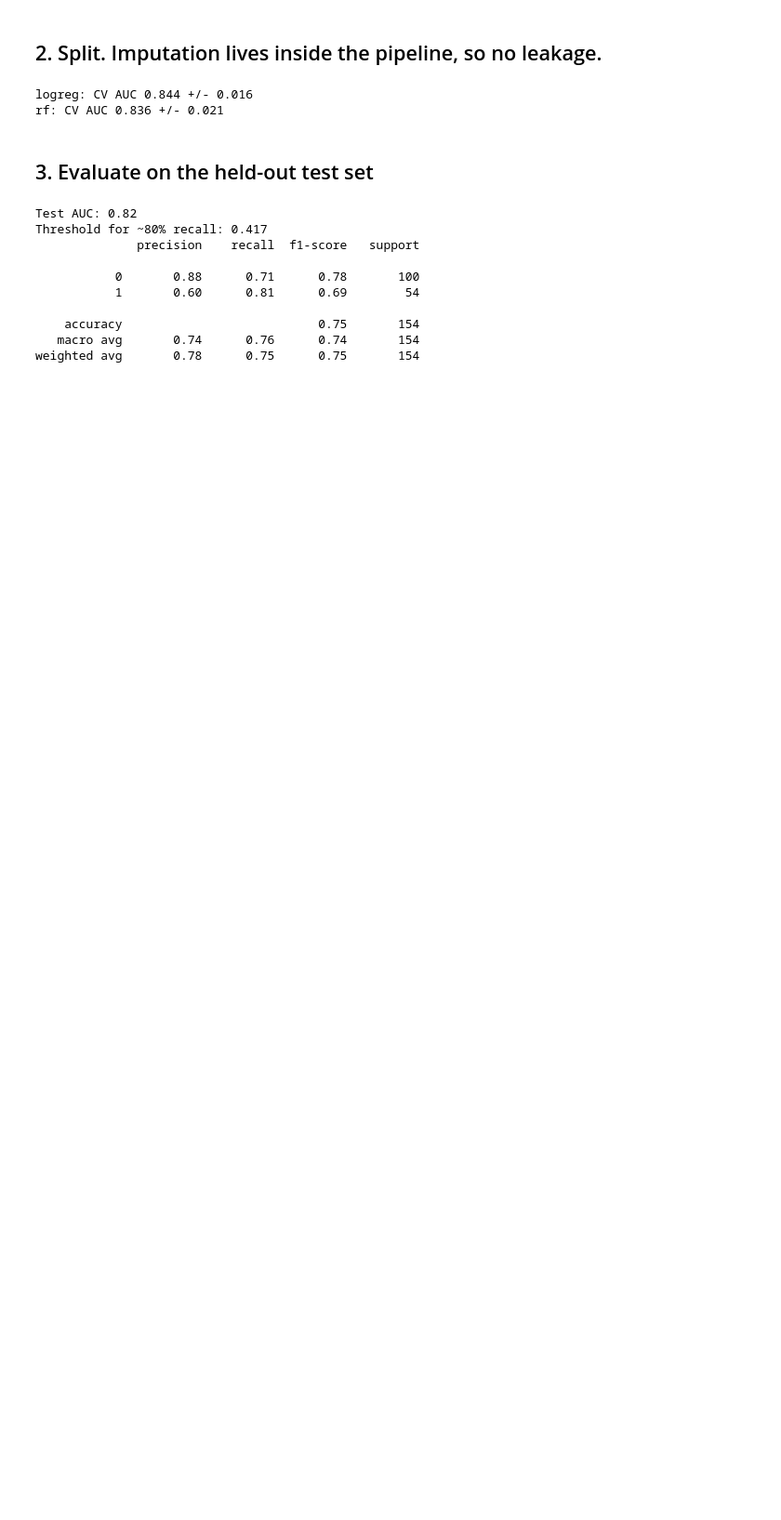
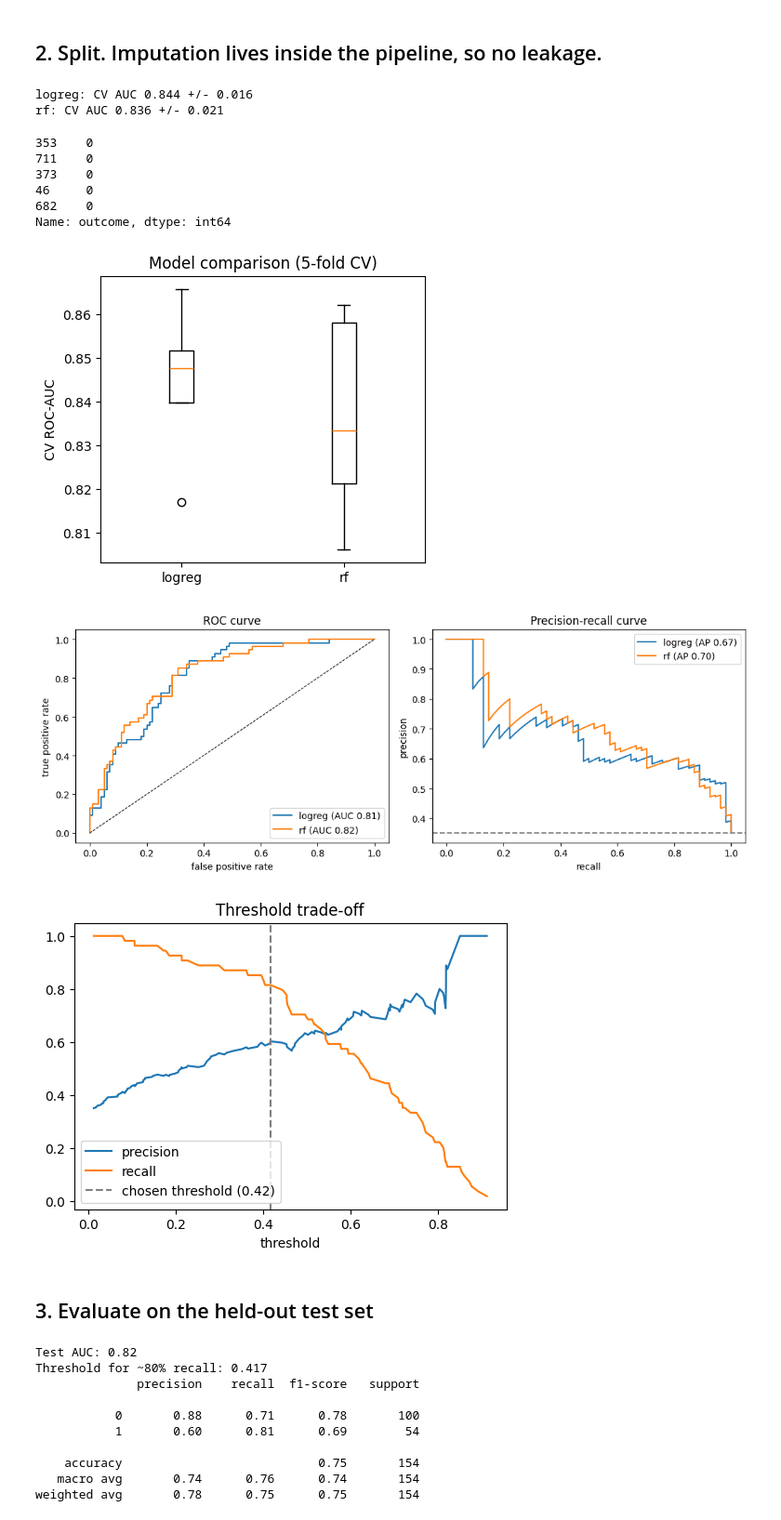
Before and after one commit to Abdu-Fareed004/Diabetes-Predictions-ML, a Jupyter notebook: diabetes-predictions.ipynb, the cells around one changed output. Shown at 93% size. Cells and saved outputs as stored; diff of their text form; code cells hidden in the pictures; blank space fills up the shorter version.

```diff
--- a/diabetes-predictions.ipynb
+++ b/diabetes-predictions.ipynb
@@ -77,3 +133,14 @@ for n,m in models.items():
 # %% [output]
 logreg: CV AUC 0.844 +/- 0.016
 rf: CV AUC 0.836 +/- 0.021
+# %%
+Xtr.head()   # training features
+Xte.head()   # test features
+ytr.head()   # training labels
+# %% [output]
+353    0
+711    0
+373    0
+46     0
+682    0
+Name: outcome, dtype: int64
@@ -80,3 +149,34 @@ rf: CV AUC 0.836 +/- 0.021
+# %%
+# CV comparison of the two models
+sc = {n: cross_val_score(m, Xtr, ytr, cv=cv, scoring='roc_auc') for n, m in models.items()}
+plt.figure(figsize=(4.5, 4)); plt.boxplot(list(sc.values()), tick_labels=list(sc))
+plt.ylabel('CV ROC-AUC'); plt.title('Model comparison (5-fold CV)'); plt.show()
+
+# ROC and precision-recall curves, both models, on the test set
+from sklearn.metrics import roc_curve, average_precision_score
+fig, ax = plt.subplots(1, 2, figsize=(11, 4.2))
+for n, m in models.items():
+    pp = m.fit(Xtr, ytr).predict_proba(Xte)[:, 1]
+    f, t, _ = roc_curve(yte, pp); ax[0].plot(f, t, label=f'{n} (AUC {roc_auc_score(yte, pp):.2f})')
+    pr_, rc_, _ = precision_recall_curve(yte, pp); ax[1].plot(rc_, pr_, label=f'{n} (AP {average_precision_score(yte, pp):.2f})')
+ax[0].plot([0,1], [0,1], 'k--', lw=.8); ax[0].set_xlabel('false positive rate'); ax[0].set_ylabel('true positive rate'); ax[0].set_title('ROC curve'); ax[0].legend()
+ax[1].axhline(yte.mean(), color='gray', ls='--'); ax[1].set_xlabel('recall'); ax[1].set_ylabel('precision'); ax[1].set_title('Precision-recall curve'); ax[1].legend()
+plt.tight_layout(); plt.show()
+
+# threshold trade-off for the random forest (self-contained)
+best = models['rf'].fit(Xtr, ytr)
+p = best.predict_proba(Xte)[:, 1]
+pr, rc, th = precision_recall_curve(yte, p)
+thr = th[np.where(rc[:-1] >= .80)[0].max()]      # threshold giving about 80% recall, same rule as your earlier cell
+
+plt.figure(figsize=(6, 4))
+plt.plot(th, pr[:-1], label='precision'); plt.plot(th, rc[:-1], label='recall')
+plt.axvline(thr, color='gray', ls='--', label=f'chosen threshold ({thr:.2f})')
+plt.xlabel('threshold'); plt.legend(); plt.title('Threshold trade-off'); plt.show()
+# %% [output]
+[figure, added]
+[figure, added]
+[figure, added]
 # %% [markdown]
 ## 3. Evaluate on the held-out test set
 # %%
```
Also changed, not shown: parts of 8 cells of this notebook.
